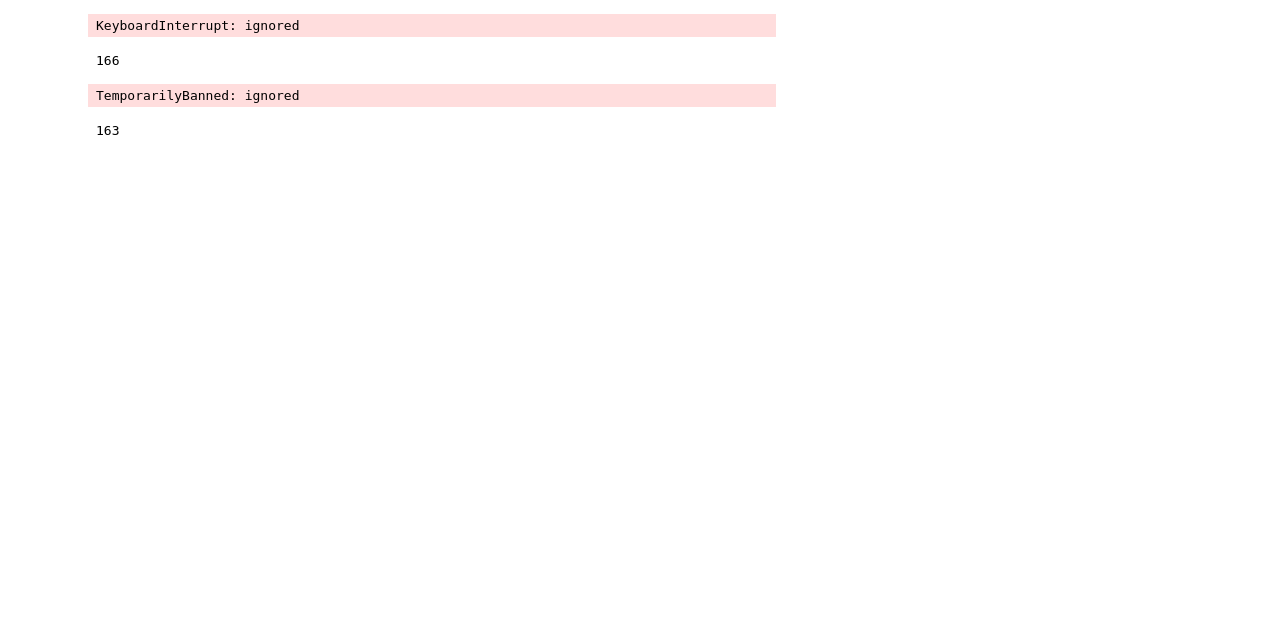
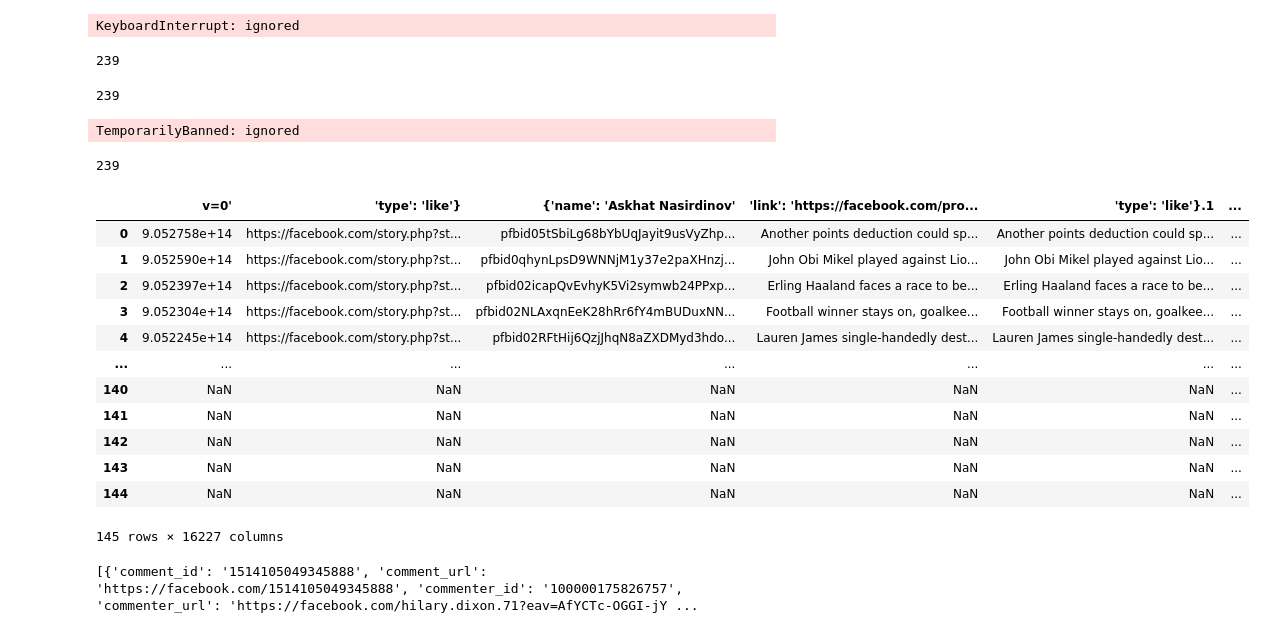
Before and after one commit to nhat2520/Sudoku, a Jupyter notebook: Colaboratory_chào_mừng_bạn!.ipynb, the cells around one changed output. Saved outputs shown, nothing was run; the diff lists cells and outputs as text; code cells hidden in the pictures; blank space fills up the shorter version.

```diff
--- a/Colaboratory_chào_mừng_bạn!.ipynb
+++ b/Colaboratory_chào_mừng_bạn!.ipynb
@@ -190,12 +190,16 @@ COOKIE_PATH = "./cookies.txt"
 
 PAGES_NUMBER = 80 # Number of pages to crawl
 # %%
-post_id_list
+post_id_list =
 # %%
-post_list = pd.read_csv('./GOAL.csv')
+post_list2 = pd.read_csv('./GOAL.csv')
+# %%
+len(post_list2)
+# %% [output]
+239
 # %%
-count = 166
-for i in range(166,1000):
+count = 239
+for i in range(239,1000):
   print(count)
   gen =  fs.get_posts(
       post_urls=[post_id_list[i]],
@@ -208,12 +212,33 @@ for i in range(166,1000):
   post_list = post_list.append(post, ignore_index=True)
   count += 1
 # %% [output]
-166
+239
 TemporarilyBanned: ignored
 # %%
 len(post_list)
 # %% [output]
-163
+239
+# %%
+post_list
+# %% [output]
+|  | v=0' | 'type': 'like'} | {'name': 'Askhat Nasirdinov' | 'link': 'https://facebook.com/pro... | 'type': 'like'}.1 | ... |
+| 0 | 9.052758e+14 | https://facebook.com/story.php?st... | pfbid05tSbiLg68bYbUqJayit9usVyZhp... | Another points deduction could sp... | Another points deduction could sp... | ... |
+| 1 | 9.052590e+14 | https://facebook.com/story.php?st... | pfbid0qhynLpsD9WNNjM1y37e2paXHnzj... | John Obi Mikel played against Lio... | John Obi Mikel played against Lio... | ... |
+| 2 | 9.052397e+14 | https://facebook.com/story.php?st... | pfbid02icapQvEvhyK5Vi2symwb24PPxp... | Erling Haaland faces a race to be... | Erling Haaland faces a race to be... | ... |
+| 3 | 9.052304e+14 | https://facebook.com/story.php?st... | pfbid02NLAxqnEeK28hRr6fY4mBUDuxNN... | Football winner stays on, goalkee... | Football winner stays on, goalkee... | ... |
+| 4 | 9.052245e+14 | https://facebook.com/story.php?st... | pfbid02RFtHij6QzjJhqN8aZXDMyd3hdo... | Lauren James single-handedly dest... | Lauren James single-handedly dest... | ... |
+| ... | ... | ... | ... | ... | ... | ... |
+| 140 | NaN | NaN | NaN | NaN | NaN | ... |
+| 141 | NaN | NaN | NaN | NaN | NaN | ... |
+| 142 | NaN | NaN | NaN | NaN | NaN | ... |
+| 143 | NaN | NaN | NaN | NaN | NaN | ... |
+| 144 | NaN | NaN | NaN | NaN | NaN | ... |
+145 rows × 16227 columns
+# %%
+for i in range(166, 239):
+  print(post_list.iloc[i]['comments_full'])
+# %% [output]
+[{'comment_id': '1514105049345888', 'comment_url': 'https://facebook.com/1514105049345888', 'commenter_id': '100000175826757', 'commenter_url': 'https://facebook.com/hilary.dixon.71?eav=AfYCTc-OGGI-jY ...
 # %%
 post_list = post_list.append(post, ignore_index = True)
 # %%
```
Also changed, not shown: parts of 2 cells of this notebook.
